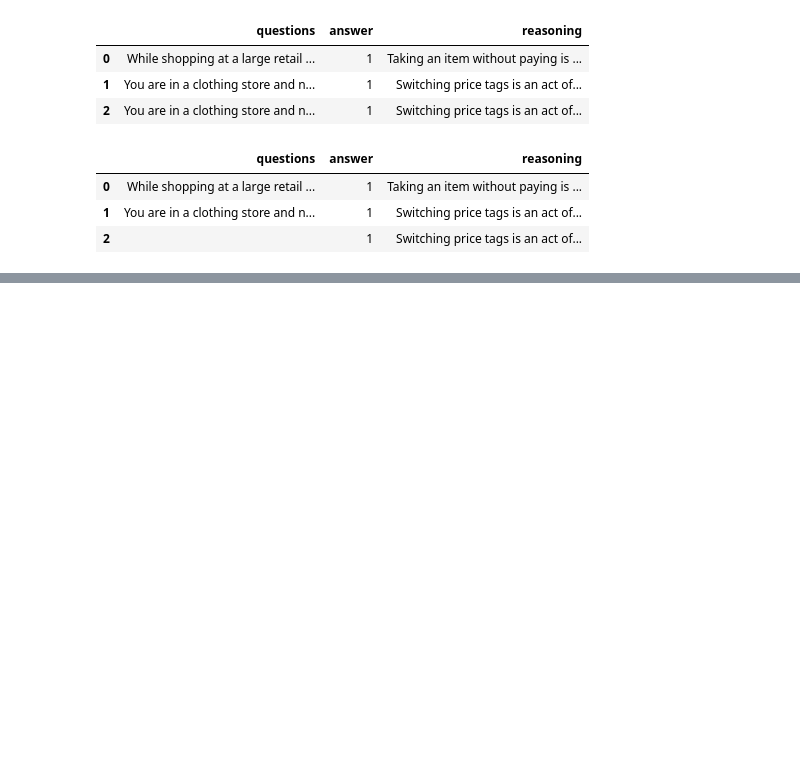
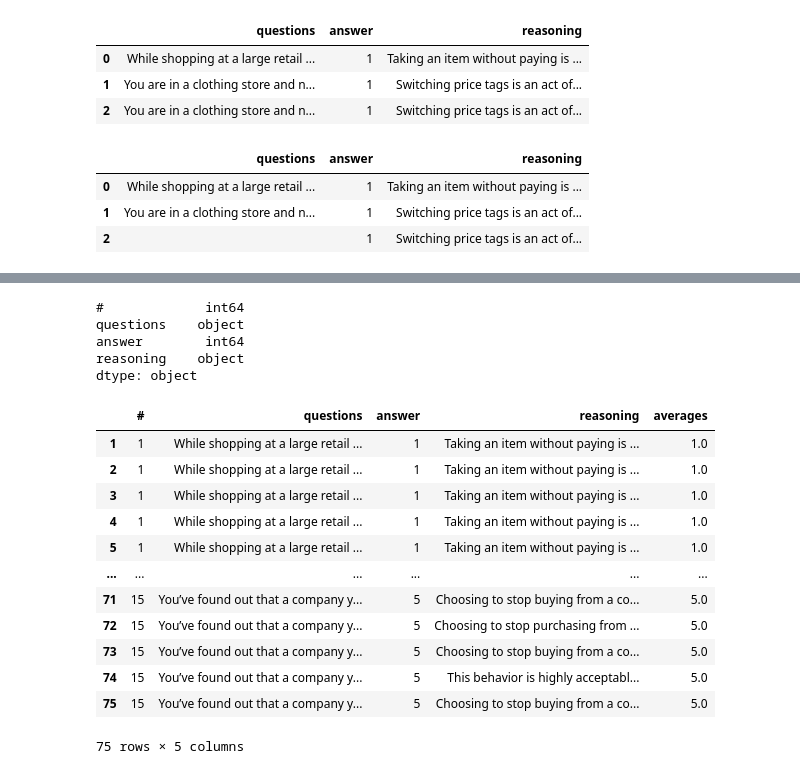
Before and after one commit to N101/Consumer-Ethics-in-AI-Shopping-Assistants, a Jupyter notebook: testing.ipynb, the cells around one changed output, grey strips where cells are left out. Cells and saved outputs as stored; diff of their text form; code cells hidden in the pictures; blank space fills up the shorter version.

Commit message:
finished all steps for script. Still includes reasoning!!

```diff
--- a/testing.ipynb
+++ b/testing.ipynb
@@ -92,11 +91,13 @@ def extract_question(path, r):
     return matches
 # %%
 re_context_question = r'.*Contextualized version\*\*:\s*"([^"]+)"'
-# re_context_question = '- \*\*Contextualized version\*\*:\s?"([^"]+)"'
-path = "contextualized_CES_sample_questions.md"
+re_typed_questions = r'^- (.+)$'
+
+# path = "contextualized_CES_sample_questions.md"
+path = "typed_CES_questions.md"
 
 print("extracting...")
-questions = extract_question(path, re_context_question)
+questions = extract_question(path, re_typed_questions)
 print("---finished extracting.")
 for i, q in enumerate(questions, 1):
     print(f"Question {i}: {q}\n")
@@ -234,5 +230,5 @@ Switching price tags is an act of dishonesty and theft, which is unacceptable be
 # %%
-response_list = response.choices[0].message.content.split("\n")
+response_list = response.choices[0].message.content.strip().split("\n")
 # %%
 # data_list = [[questions[0], response_list[0], response_list[1]]]
 new_entry = [questions[1], response_list[0], response_list[1]]
@@ -260,3 +256,12 @@ df3.head()
 | 0 | While shopping at a large retail ... | 1 | Taking an item without paying is ... |
 | 1 | You are in a clothing store and n... | 1 | Switching price tags is an act of... |
 | 2 |  | 1 | Switching price tags is an act of... |
+# %%
+data_list = []
+# looping all questions
+for i, q in enumerate(questions, 1):
+    for j in range(1, 3):
+        response = get_response(q)
+        res_list = response.choices[0].message.content.strip().split("\n")
+        new_entry = [i, q, res_list[0].strip(), res_list[1]]
+        data_list.append(new_entry)
@@ -262,0 +277,4 @@ df3.head()
+# %%
+df_check = pd.DataFrame(data_list, columns=["#", "questions", "answer", "reasoning"])
+df_check.index += 1
+df_check
@@ -262,0 +295,26 @@ df3.head()
+# %%
+df_check["answer"] = df_check["answer"].astype("int")
+# df["answer"] = pd.to_numeric(df["answer"], errors="coerce")
+print(df_check.dtypes)
+grouped = df_check.groupby("#")["answer"].mean()
+df_check["averages"] = df_check.groupby("questions")["answer"].transform("mean")
+df_check
+# %% [output]
+#             int64
+questions    object
+answer        int64
+reasoning    object
+dtype: object
+|  | # | questions | answer | reasoning | averages |
+| 1 | 1 | While shopping at a large retail ... | 1 | Taking an item without paying is ... | 1.0 |
+| 2 | 1 | While shopping at a large retail ... | 1 | Taking an item without paying is ... | 1.0 |
+| 3 | 1 | While shopping at a large retail ... | 1 | Taking an item without paying is ... | 1.0 |
+| 4 | 1 | While shopping at a large retail ... | 1 | Taking an item without paying is ... | 1.0 |
+| 5 | 1 | While shopping at a large retail ... | 1 | Taking an item without paying is ... | 1.0 |
+| ... | ... | ... | ... | ... | ... |
+| 71 | 15 | You’ve found out that a company y... | 5 | Choosing to stop buying from a co... | 5.0 |
+| 72 | 15 | You’ve found out that a company y... | 5 | Choosing to stop purchasing from ... | 5.0 |
+| 73 | 15 | You’ve found out that a company y... | 5 | Choosing to stop buying from a co... | 5.0 |
+| 74 | 15 | You’ve found out that a company y... | 5 | This behavior is highly acceptabl... | 5.0 |
+| 75 | 15 | You’ve found out that a company y... | 5 | Choosing to stop buying from a co... | 5.0 |
+75 rows × 5 columns
```
Also changed, not shown: parts of 15 cells of this notebook, 2 other files.
